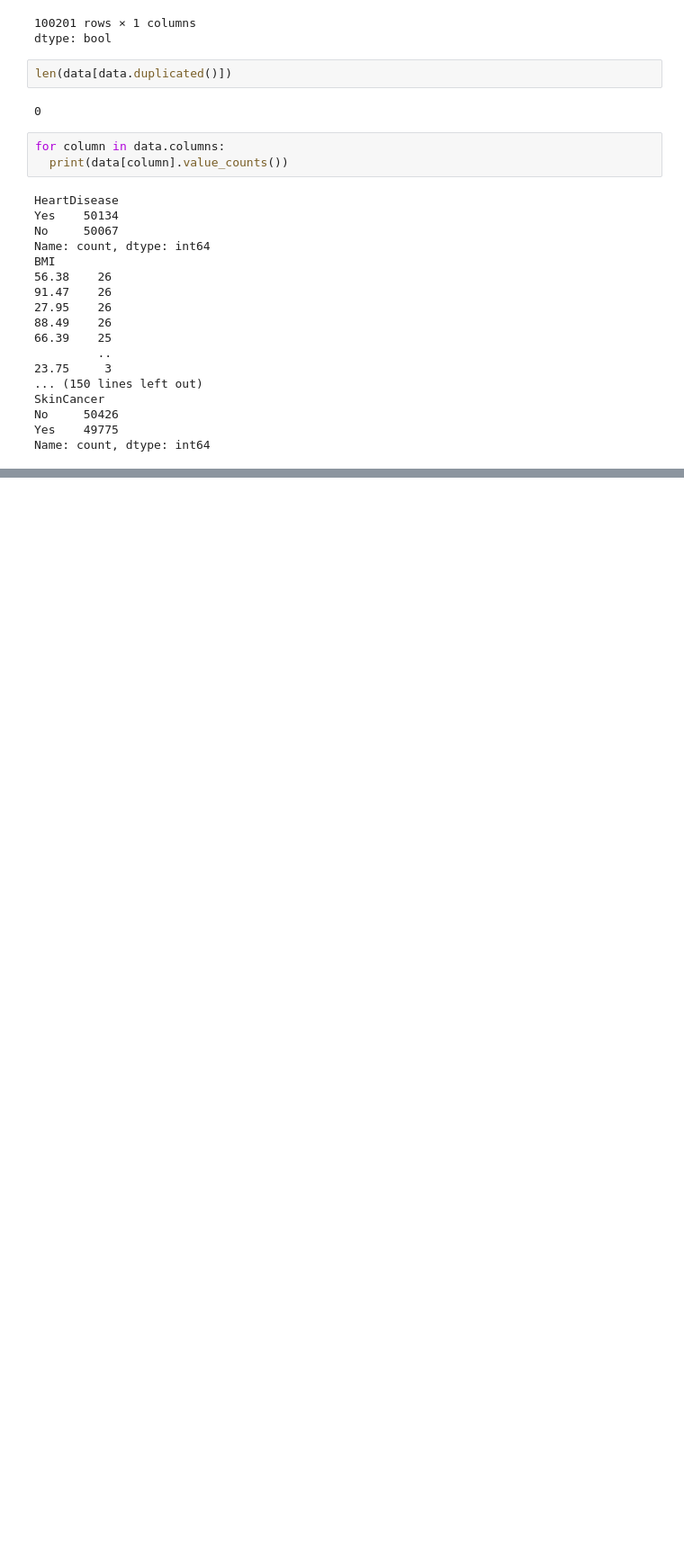
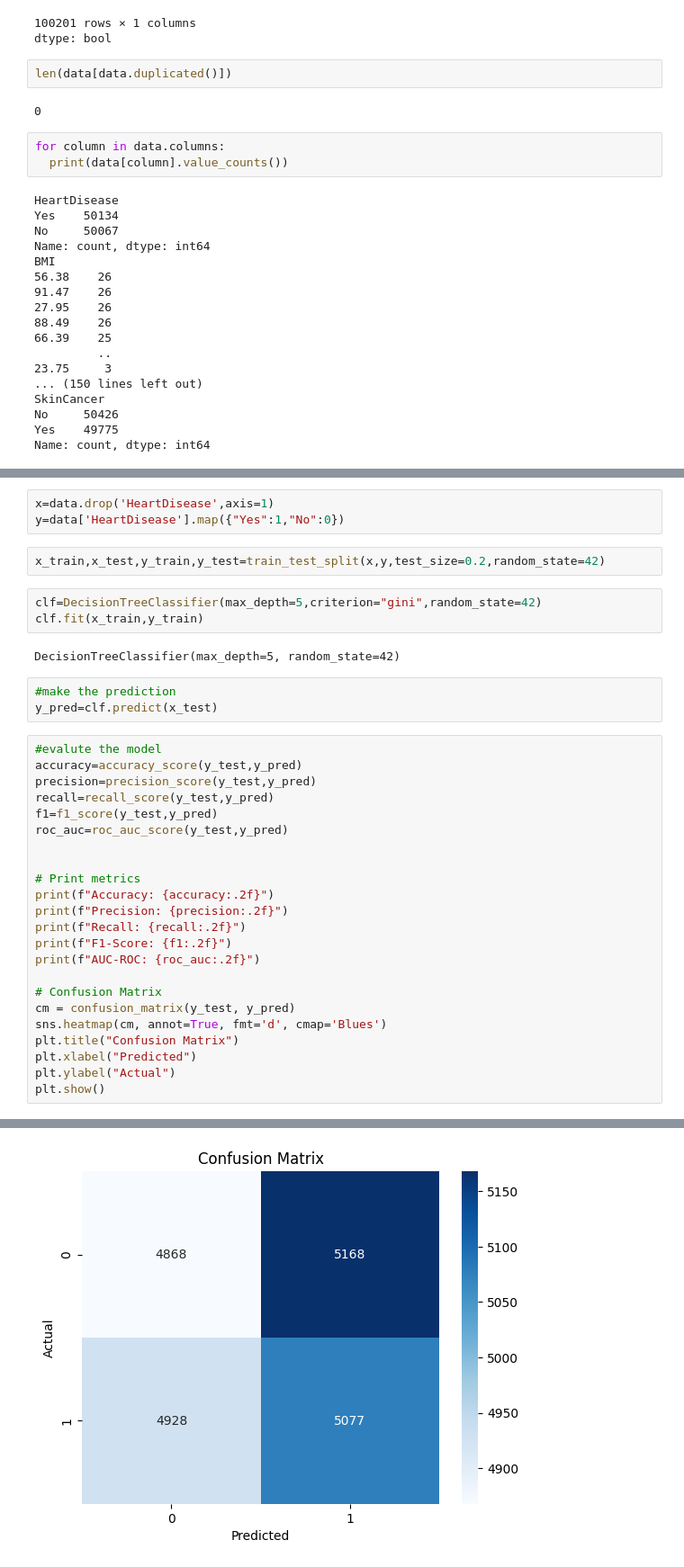
Before and after one commit to Navanithapatel/AD, a Jupyter notebook: pythonday25_HeartDisease.ipynb, the cells around one changed output, grey strips where cells are left out. Shown: that part at 90% size. Saved outputs shown, nothing was run; the diff lists cells and outputs as text; blank space fills up the shorter version.

```diff
--- a/pythonday25_HeartDisease.ipynb
+++ b/pythonday25_HeartDisease.ipynb
@@ -188,0 +210,37 @@ Name: count, dtype: int64
+# %%
+x=data.drop('HeartDisease',axis=1)
+y=data['HeartDisease'].map({"Yes":1,"No":0})
+# %%
+x_train,x_test,y_train,y_test=train_test_split(x,y,test_size=0.2,random_state=42)
+# %%
+clf=DecisionTreeClassifier(max_depth=5,criterion="gini",random_state=42)
+clf.fit(x_train,y_train)
+# %% [output]
+DecisionTreeClassifier(max_depth=5, random_state=42)
+# %%
+#make the prediction
+y_pred=clf.predict(x_test)
+# %%
+#evalute the model
+accuracy=accuracy_score(y_test,y_pred)
+precision=precision_score(y_test,y_pred)
+recall=recall_score(y_test,y_pred)
+f1=f1_score(y_test,y_pred)
+roc_auc=roc_auc_score(y_test,y_pred)
+
+
+# Print metrics
+print(f"Accuracy: {accuracy:.2f}")
+print(f"Precision: {precision:.2f}")
+print(f"Recall: {recall:.2f}")
+print(f"F1-Score: {f1:.2f}")
+print(f"AUC-ROC: {roc_auc:.2f}")
+
+# Confusion Matrix
+cm = confusion_matrix(y_test, y_pred)
+sns.heatmap(cm, annot=True, fmt='d', cmap='Blues')
+plt.title("Confusion Matrix")
+plt.xlabel("Predicted")
+plt.ylabel("Actual")
+plt.show()
+# %% [output]
@@ -188,0 +252 @@ Name: count, dtype: int64
+[figure, added]
```
Also changed, not shown: parts of 5 cells of this notebook.
